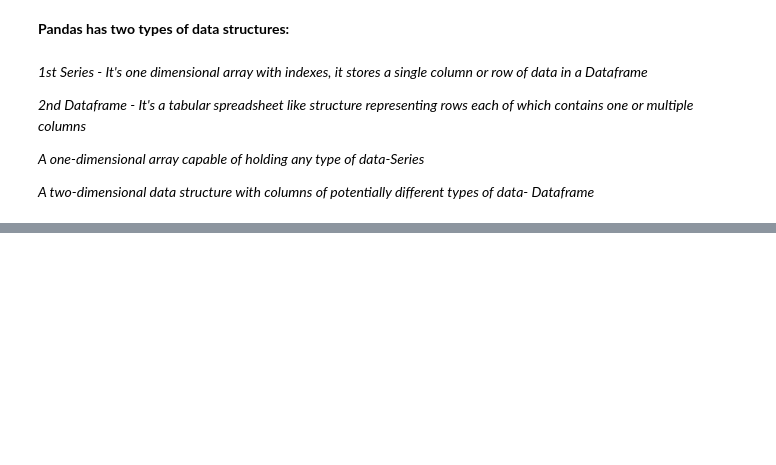
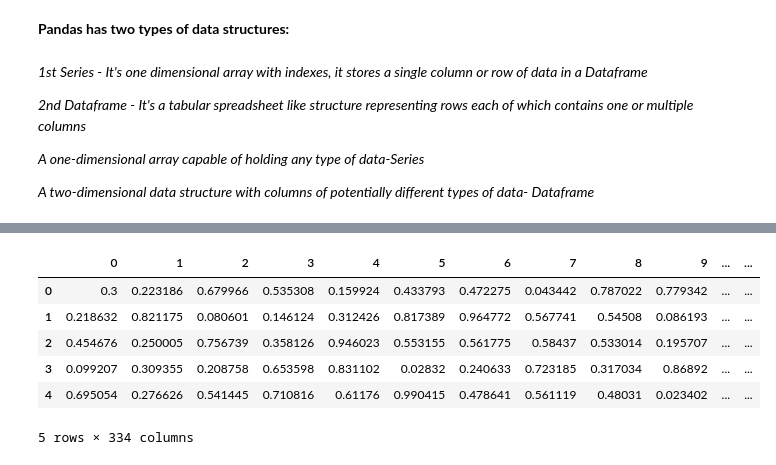
Before and after one commit to sara-javed/Pandas-tutorial, a Jupyter notebook: main.ipynb, the cells around one changed output, grey strips where cells are left out. Saved outputs shown, nothing was run; the diff lists cells and outputs as text; code cells hidden in the pictures; blank space fills up the shorter version.

```diff
--- a/main.ipynb
+++ b/main.ipynb
@@ -76,0 +83,2 @@ sarah
+# %%
+newdf = pd.DataFrame(np.random.rand(334,5), index=np.arange(334))
@@ -76,0 +119,2 @@ sarah
+# %%
+newdf[0][0] = 'sarah'
@@ -76,0 +177,2 @@ sarah
+# %%
+newdf[0][0] = 0.3
@@ -76,0 +188,10 @@ sarah
+# %%
+newdf.T
+# %% [output]
+|  | 0 | 1 | 2 | 3 | 4 | 5 | 6 | 7 | 8 | 9 | ... | ... |
+| 0 | 0.3 | 0.223186 | 0.679966 | 0.535308 | 0.159924 | 0.433793 | 0.472275 | 0.043442 | 0.787022 | 0.779342 | ... | ... |
+| 1 | 0.218632 | 0.821175 | 0.080601 | 0.146124 | 0.312426 | 0.817389 | 0.964772 | 0.567741 | 0.54508 | 0.086193 | ... | ... |
+| 2 | 0.454676 | 0.250005 | 0.756739 | 0.358126 | 0.946023 | 0.553155 | 0.561775 | 0.58437 | 0.533014 | 0.195707 | ... | ... |
+| 3 | 0.099207 | 0.309355 | 0.208758 | 0.653598 | 0.831102 | 0.02832 | 0.240633 | 0.723185 | 0.317034 | 0.86892 | ... | ... |
+| 4 | 0.695054 | 0.276626 | 0.541445 | 0.710816 | 0.61176 | 0.990415 | 0.478641 | 0.561119 | 0.48031 | 0.023402 | ... | ... |
+5 rows × 334 columns
```
Also changed, not shown: parts of 53 cells of this notebook.
